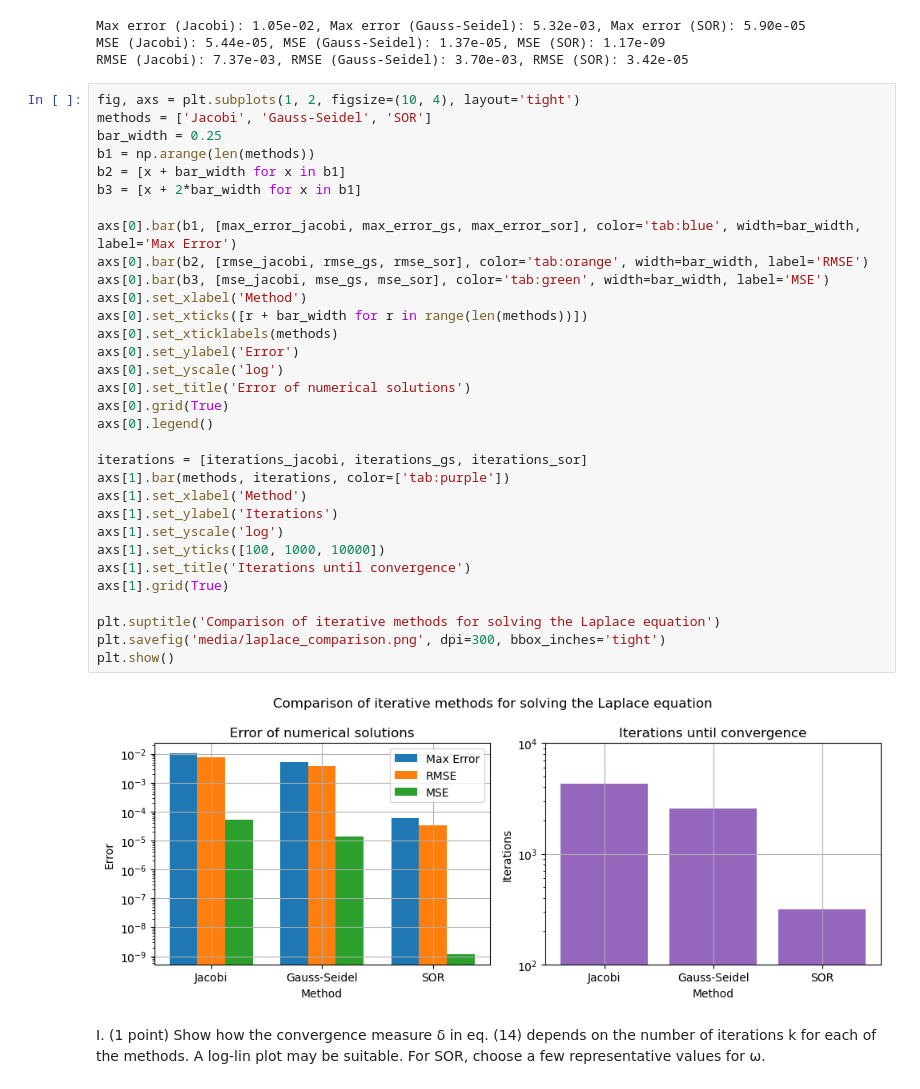
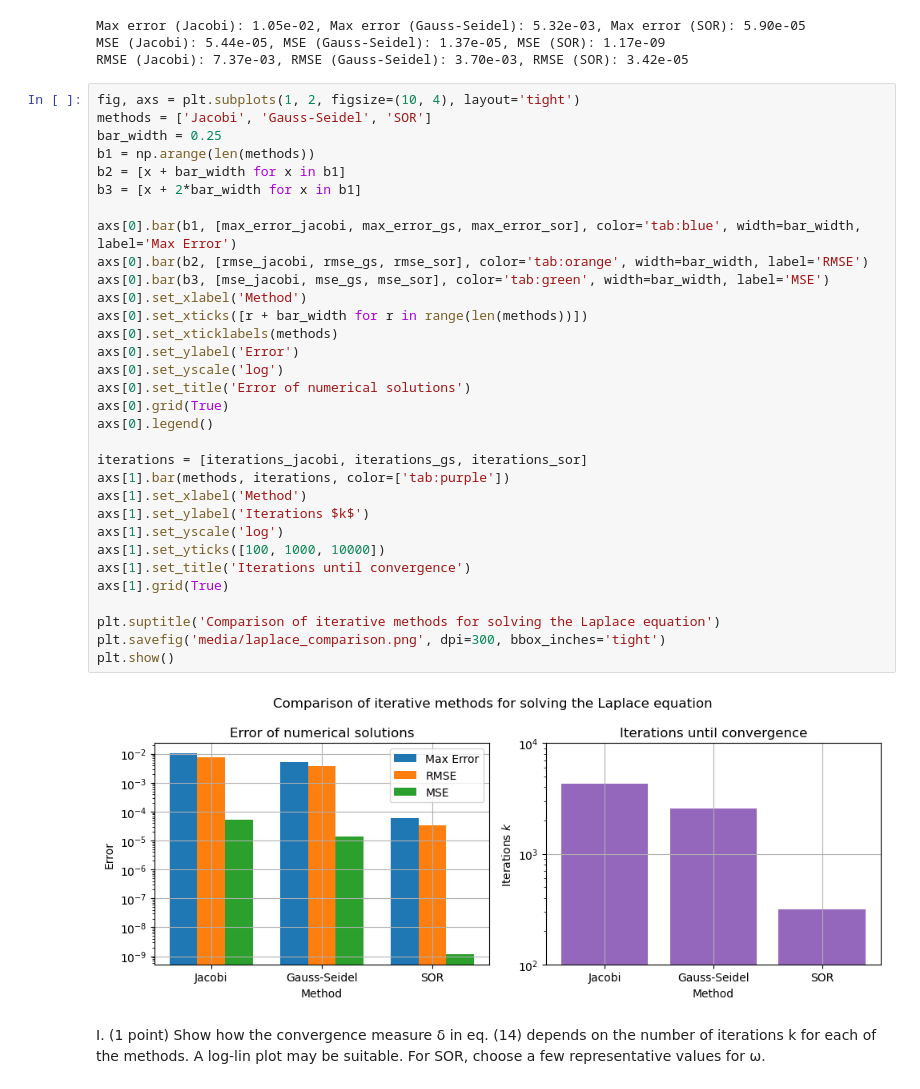
Before and after one commit to jonas4climate/modelling-natural-processes, a Jupyter notebook: Set1_incomplete.ipynb, the cells around one changed output. Saved outputs shown, nothing was run; the diff lists cells and outputs as text.

```diff
--- a/Set1_incomplete.ipynb
+++ b/Set1_incomplete.ipynb
@@ -514,35 +514,35 @@ fig, axs = plt.subplots(1, 2, figsize=(10, 4), layout='tight')
 methods = ['Jacobi', 'Gauss-Seidel', 'SOR']
 bar_width = 0.25
 b1 = np.arange(len(methods))
 b2 = [x + bar_width for x in b1]
 b3 = [x + 2*bar_width for x in b1]
 
 axs[0].bar(b1, [max_error_jacobi, max_error_gs, max_error_sor], color='tab:blue', width=bar_width, label='Max Error')
 axs[0].bar(b2, [rmse_jacobi, rmse_gs, rmse_sor], color='tab:orange', width=bar_width, label='RMSE')
 axs[0].bar(b3, [mse_jacobi, mse_gs, mse_sor], color='tab:green', width=bar_width, label='MSE')
 axs[0].set_xlabel('Method')
 axs[0].set_xticks([r + bar_width for r in range(len(methods))])
 axs[0].set_xticklabels(methods)
 axs[0].set_ylabel('Error')
 axs[0].set_yscale('log')
 axs[0].set_title('Error of numerical solutions')
 axs[0].grid(True)
 axs[0].legend()
 
 iterations = [iterations_jacobi, iterations_gs, iterations_sor]
 axs[1].bar(methods, iterations, color=['tab:purple'])
 axs[1].set_xlabel('Method')
-axs[1].set_ylabel('Iterations')
+axs[1].set_ylabel('Iterations $k$')
 axs[1].set_yscale('log')
 axs[1].set_yticks([100, 1000, 10000])
 axs[1].set_title('Iterations until convergence')
 axs[1].grid(True)
 
 plt.suptitle('Comparison of iterative methods for solving the Laplace equation')
 plt.savefig('media/laplace_comparison.png', dpi=300, bbox_inches='tight')
 plt.show()
 # %% [output]
-[figure, old version]
+[figure, new version]
 # %% [markdown]
 I. (1 point) Show how the convergence measure δ in eq. (14) depends on the number
 of iterations k for each of the methods. A log-lin plot may be suitable. For SOR,
```
Also changed, not shown: parts of 8 cells of this notebook, 7 other files.
